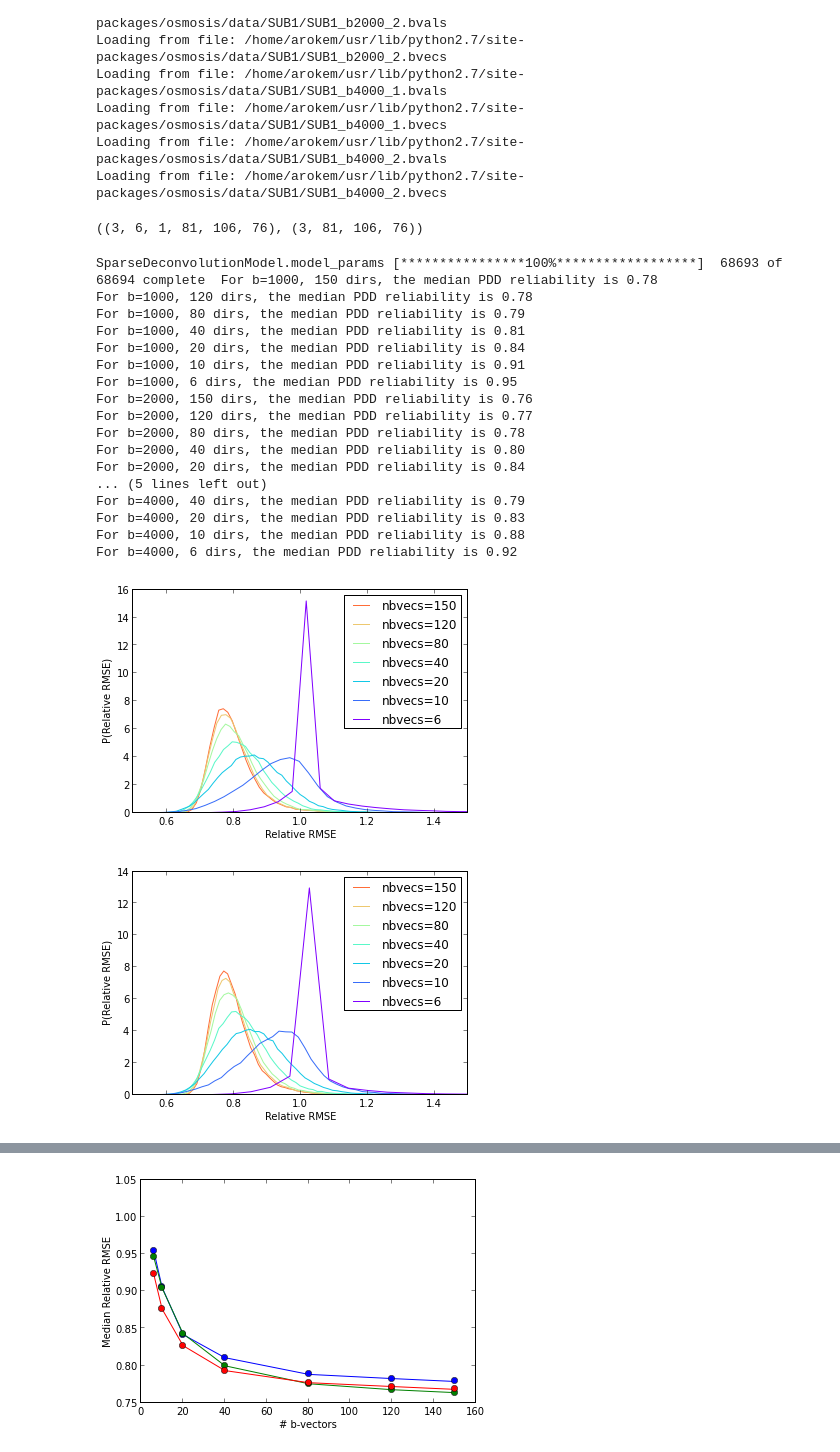
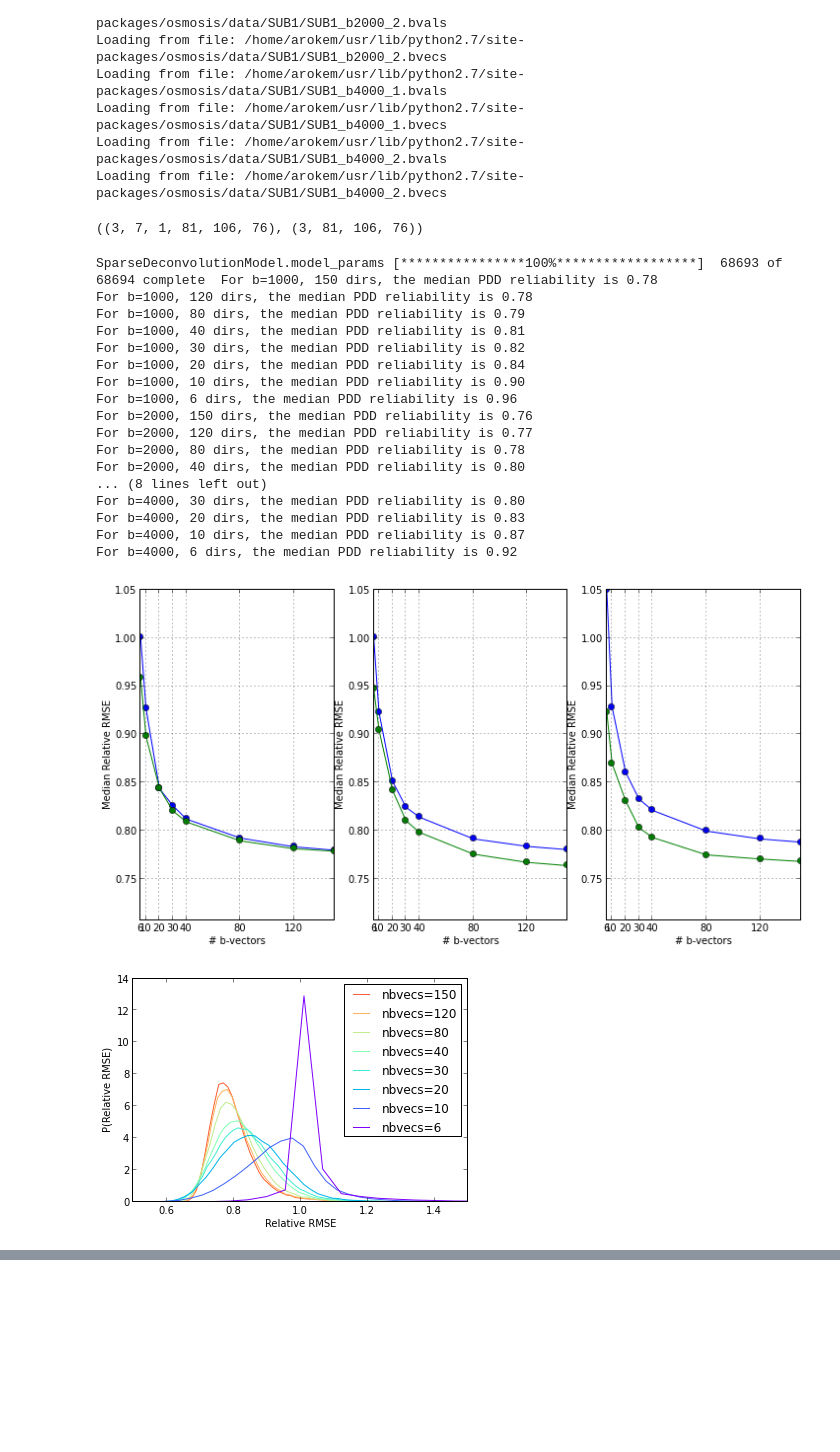
Before and after one commit to arokem/osmosis, a Jupyter notebook: doc/paper_figures/model_resampling.ipynb, the cells around one changed output, grey strips where cells are left out. Drawn from its saved outputs; the diff is of its cells as text; code cells hidden in the pictures; blank space fills up the shorter version.

Commit message:
A few small things in figure notebooks.

```diff
--- a/doc/paper_figures/model_resampling.ipynb
+++ b/doc/paper_figures/model_resampling.ipynb
@@ -11,7 +11,7 @@ import osmosis.viz.mpl as mpl
 import osmosis.boot as boot
 import osmosis.utils as ozu
 # %%
-n_bvecs= [6, 10, 20, 40, 80, 120]
+n_bvecs= [6, 10, 20, 30, 40, 80, 120]
 #n_bvecs= [6, 10, 20, 40]
 n_reps = 1
 import matplotlib.colors as co
@@ -58,8 +58,11 @@ rrmse = np.empty((3, len(n_bvecs), n_reps) + wm_mask.shape,)
 rrmse_150 = np.empty((3, ) + wm_mask.shape)
 rrmse.shape, rrmse_150.shape
 # %% [output]
-((3, 6, 1, 81, 106, 76), (3, 81, 106, 76))
+((3, 7, 1, 81, 106, 76), (3, 81, 106, 76))
 # %%
+fig_curves, ax_curves = plt.subplots(1, 3)
+fig_curves.set_size_inches([12, 6])
+
 for Model in [dti.TensorModel, sfm.SparseDeconvolutionModel]:
     for b_idx, (M1, M2) in enumerate(zip([TM_1k_1, TM_2k_1, TM_4k_1], [TM_1k_2, TM_2k_2, TM_4k_2])):
         M1 = Model(M1.data, M1.bvecs, M1.bvals * 1000, mask=wm_mask, params_file='temp')
@@ -97,47 +100,45 @@ for Model in [dti.TensorModel, sfm.SparseDeconvolutionModel]:
         median_rrmse[-1] = [np.median(rrmse_150[b_idx][np.isfinite(rrmse_150[b_idx])])]
         median_rrmse_err[-1] = [0]
         for i in range(len(n_bvecs))[::-1]:
             my_mean=(np.mean([np.median(rrmse[b_idx, i, j][np.isfinite(rrmse[b_idx, i, j])]) for j in range(n_reps)]))
             my_var=(np.var([np.median(rrmse[b_idx, i, j][np.isfinite(rrmse[b_idx, i, j])]) for j in range(n_reps)]))
             fig = mpl.probability_hist(rrmse[b_idx, i, j][np.isfinite(rrmse[b_idx, i, j])], fig=fig, label='nbvecs=%s'%str(n_bvecs[i]), color=colors[i])
             median_rrmse[-1].append(my_mean)
             median_rrmse_err[-1].append(my_var)
             print("For b=%s, %s dirs, the median PDD reliability is %2.2f"%(bvals[b_idx], n_bvecs[i], median_rrmse[-1][-1]))
             ax = fig.axes[0]
 
         ax.set_xlim([0.5,1.5])
         ax.set_xlabel('Relative RMSE')
         ax.set_ylabel('P(Relative RMSE)')
         plt.legend()
 
-    fig_curves, ax = plt.subplots(1)
     for b_idx in range(3):
-        ax.plot(np.hstack([150, n_bvecs[::-1]]), median_rrmse[b_idx], 'o-')
+        ax_curves[b_idx].plot(np.hstack([150, n_bvecs[::-1]]), median_rrmse[b_idx], 'o-')
         #ax.errorbar(np.hstack([150, n_bvecs[::-1]]), median_rrmse[b_idx], median_rrmse_err[b_idx])
-        ax.set_ylabel('Median Relative RMSE ')
-        ax.set_xlabel('# b-vectors')
-        ax.set_ylim([0.75, 1.05])
-    if Model==sfm.SparseDeconvolutionModel:
-        fig_curves.savefig('/home/arokem/Dropbox/curves_sfm_plot.svg')
-    else:
-        fig_curves.savefig('/home/arokem/Dropbox/curves_dtm_plot.svg')
+        ax_curves[b_idx].set_ylabel('Median Relative RMSE ')
+        ax_curves[b_idx].set_xlabel('# b-vectors')
+        ax_curves[b_idx].set_ylim([0.707, 1.05])
+        ax_curves[b_idx].set_xticks(n_bvecs)
+        ax_curves[b_idx].grid(True)
+fig_curves.savefig('/home/arokem/Dropbox/curves_resample_plot.svg')
 # %% [output]
 SparseDeconvolutionModel.model_params [****************100%******************]  68693 of 68694 complete  For b=1000, 150 dirs, the median PDD reliability is 0.78
 For b=1000, 120 dirs, the median PDD reliability is 0.78
 For b=1000, 80 dirs, the median PDD reliability is 0.79
 For b=1000, 40 dirs, the median PDD reliability is 0.81
+For b=1000, 30 dirs, the median PDD reliability is 0.82
 For b=1000, 20 dirs, the median PDD reliability is 0.84
-For b=1000, 10 dirs, the median PDD reliability is 0.91
-For b=1000, 6 dirs, the median PDD reliability is 0.95
+For b=1000, 10 dirs, the median PDD reliability is 0.90
+For b=1000, 6 dirs, the median PDD reliability is 0.96
 For b=2000, 150 dirs, the median PDD reliability is 0.76
 For b=2000, 120 dirs, the median PDD reliability is 0.77
 For b=2000, 80 dirs, the median PDD reliability is 0.78
 For b=2000, 40 dirs, the median PDD reliability is 0.80
-For b=2000, 20 dirs, the median PDD reliability is 0.84
-... (5 lines left out)
-For b=4000, 40 dirs, the median PDD reliability is 0.79
+... (8 lines left out)
+For b=4000, 30 dirs, the median PDD reliability is 0.80
 For b=4000, 20 dirs, the median PDD reliability is 0.83
-For b=4000, 10 dirs, the median PDD reliability is 0.88
+For b=4000, 10 dirs, the median PDD reliability is 0.87
 For b=4000, 6 dirs, the median PDD reliability is 0.92
-[figure, old version]
+[figure, new version]
-[figure, old version]
+[figure, new version]
@@ -149 +149,0 @@ For b=4000, 6 dirs, the median PDD reliability is 0.92
-[figure, removed]
```
Also changed, not shown: parts of 1 cell of this notebook, 1 other file.
